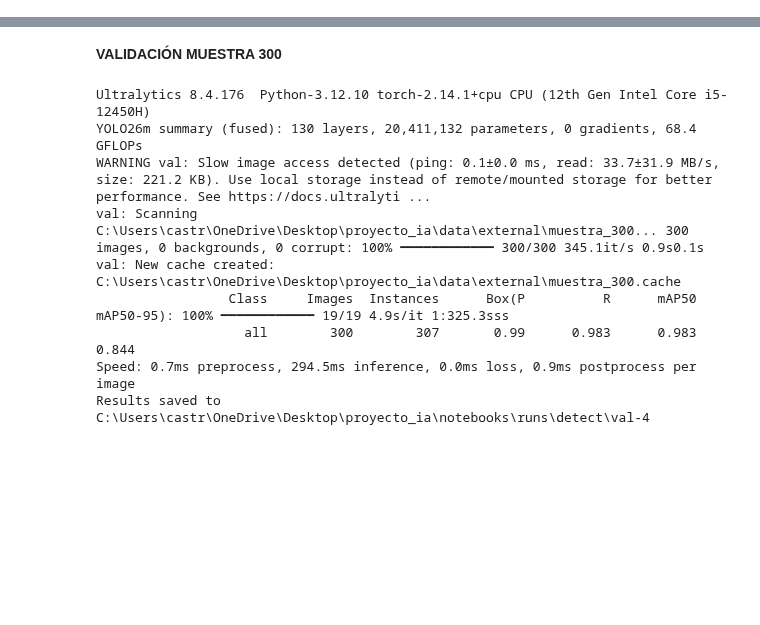
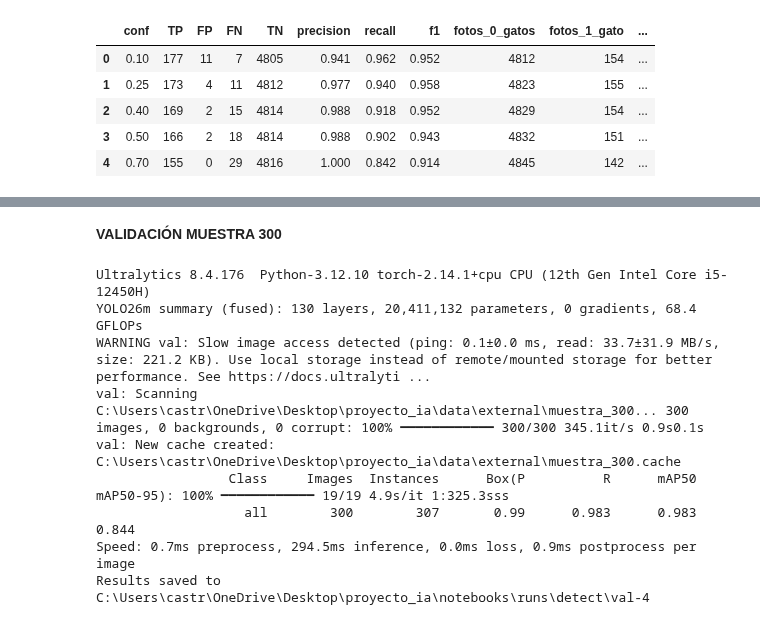
Before and after one commit to 317745/IA_PROJECT, a Jupyter notebook: notebooks/02_evaluacion_detector.ipynb, the cells around one changed output, grey strips where cells are left out. Drawn from its saved outputs; the diff is of its cells as text; code cells hidden in the pictures; blank space fills up the shorter version.

Commit message:
Evaluacion conf YOLO

```diff
--- a/notebooks/02_evaluacion_detector.ipynb
+++ b/notebooks/02_evaluacion_detector.ipynb
@@ -26,0 +43,46 @@ metrics_coco_val = model_26m.val(
+# %%
+df_det_coco = detectar_fotos(
+    model_26m,
+    carpeta_imgs=r'../data/external/val2017/images',
+    carpeta_labels=r'../data/external/val2017/labels',
+    conf_min=0.10,
+    salida=r'../outputs/detector/det_coco_yolo26m.pkl'
+)
+# %%
+def evaluar_umbrales(df, umbrales=(0.10, 0.25, 0.40, 0.50, 0.70)):
+    hay_gato = df['n_real'] >= 1
+    filas = []
+
+    for t in tqdm(umbrales, total=len(umbrales)):
+        n_det = df['confs'].apply(lambda c: sum(x >= t for x in c))
+        pred = n_det >= 1
+
+        tp = int((pred & hay_gato).sum())
+        fp = int((pred & ~hay_gato).sum())
+        fn = int((~pred & hay_gato).sum())
+        tn = int((~pred & ~hay_gato).sum())
+
+        precision = tp / (tp + fp) if (tp + fp) else 0
+        recall = tp / (tp + fn) if (tp + fn) else 0
+        f1 = 2 * precision * recall / (precision + recall) if (precision + recall) else 0
+
+        filas.append({'conf': t, 'TP': tp, 'FP': fp, 'FN': fn, 'TN': tn,
+                      'precision': round(precision, 3),
+                      'recall': round(recall, 3),
+                      'f1': round(f1, 3),
+                      'fotos_0_gatos': int((n_det == 0).sum()),
+                      'fotos_1_gato': int((n_det == 1).sum()),
+                      'fotos_2_o_mas': int((n_det >= 2).sum())})
+
+    return pd.DataFrame(filas)
+# %%
+tabla_eval_coco = evaluar_umbrales(df_det_coco)
+tabla_eval_coco.to_csv(r'../outputs/detector/umbrales_coco_yolo26m.csv', index=False)
+tabla_eval_coco
+# %% [output]
+|  | conf | TP | FP | FN | TN | precision | recall | f1 | fotos_0_gatos | fotos_1_gato | ... |
+| 0 | 0.10 | 177 | 11 | 7 | 4805 | 0.941 | 0.962 | 0.952 | 4812 | 154 | ... |
+| 1 | 0.25 | 173 | 4 | 11 | 4812 | 0.977 | 0.940 | 0.958 | 4823 | 155 | ... |
+| 2 | 0.40 | 169 | 2 | 15 | 4814 | 0.988 | 0.918 | 0.952 | 4829 | 154 | ... |
+| 3 | 0.50 | 166 | 2 | 18 | 4814 | 0.988 | 0.902 | 0.943 | 4832 | 151 | ... |
+| 4 | 0.70 | 155 | 0 | 29 | 4816 | 1.000 | 0.842 | 0.914 | 4845 | 142 | ... |
```
Also changed, not shown: parts of 12 cells of this notebook, 16 other files.
